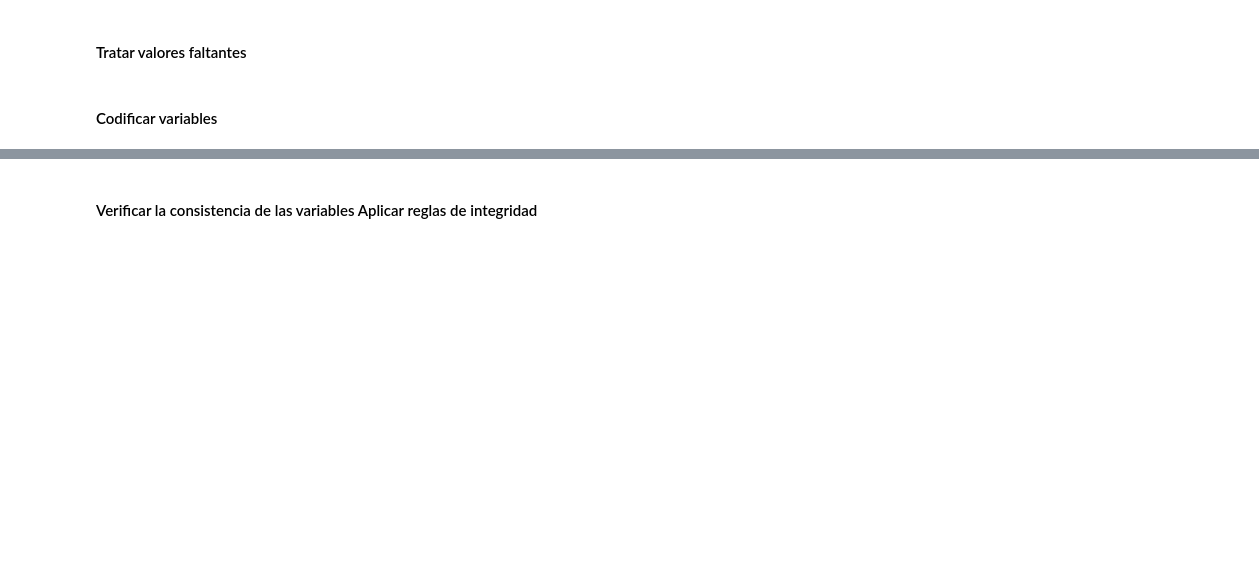
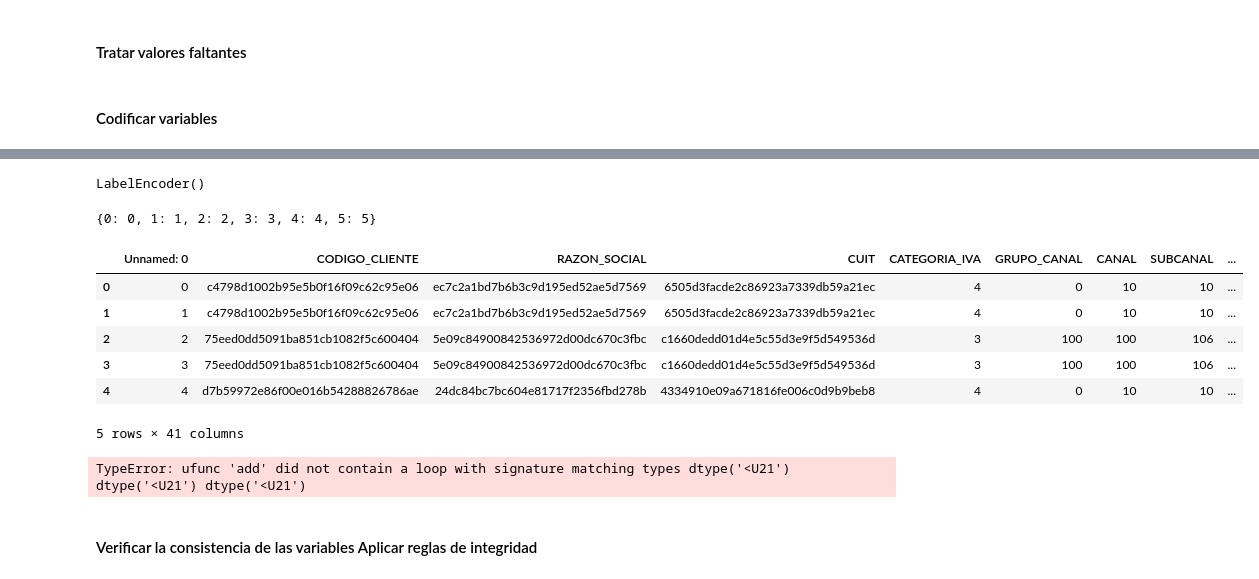
Before and after one commit to david-gonzalez/diplodatos, a Jupyter notebook: analisis_exploratorio_y_curacion_de_datos/Laboratorios/Limpieza De Datos/Laboratorio Limpieza de Datos.ipynb, the cells around one changed output, grey strips where cells are left out. Saved outputs shown, nothing was run; the diff lists cells and outputs as text; code cells hidden in the pictures; blank space fills up the shorter version.

```diff
--- a/analisis_exploratorio_y_curacion_de_datos/Laboratorios/Limpieza De Datos/Laboratorio Limpieza de Datos.ipynb
+++ b/analisis_exploratorio_y_curacion_de_datos/Laboratorios/Limpieza De Datos/Laboratorio Limpieza de Datos.ipynb
@@ -214,0 +226,53 @@ Los nombres de las columnas fueorn verificados al espeficar el typo de datos
+# %%
+from sklearn import preprocessing
+
+
+# Create a label (category) encoder object
+le_cat_iva = preprocessing.LabelEncoder()
+le_cat = preprocessing.LabelEncoder()
+le_cred_mon = preprocessing.LabelEncoder()
+le_soc_jur = preprocessing.LabelEncoder()
+le_estado = preprocessing.LabelEncoder()
+le_mot_estado = preprocessing.LabelEncoder()
+le_esq_com = preprocessing.LabelEncoder()
+le_fac_cod = preprocessing.LabelEncoder()
+le_uni_med = preprocessing.LabelEncoder()
+# %%
+# Fit the encoder to the pandas column
+le_cat_iva.fit(ventas_df["CATEGORIA_IVA"])
+le_cat.fit(ventas_df["CATEGORIA"])
+le_estado.fit(ventas_df["ESTADO"])
+le_fac_cod.fit(ventas_df["FACTURA_CODIGO"])
+le_uni_med.fit(ventas_df["UNIDAD_MEDIDA"])
+le_esq_com.fit(ventas_df["ESQUEMA_COMERCIAL"].astype(str))
+le_mot_estado.fit(ventas_df["MOTIVO_ESTADO"].astype(str))
+le_cred_mon.fit(ventas_df["CREDITO_MONEDA"].astype(str))
+le_soc_jur.fit(ventas_df["SOCIEDAD_JURIDICA"].astype(str))
+# %% [output]
+LabelEncoder()
+# %%
+# vemos un ejemplo de como queda codificado.
+dict(zip(le_cat_iva.classes_,le_cat_iva.transform(le_cat_iva.classes_)))
+# %% [output]
+{0: 0, 1: 1, 2: 2, 3: 3, 4: 4, 5: 5}
+# %%
+# Apply the fitted encoder to the pandas column
+ventas_df["CATEGORIA_IVA"] = le_cat_iva.transform(ventas_df["CATEGORIA_IVA"])
+ventas_df["CATEGORIA"] = le_cat.transform(ventas_df["CATEGORIA"])
+ventas_df["ESTADO"] = le_estado.transform(ventas_df["ESTADO"])
+ventas_df["FACTURA_CODIGO"] = le_fac_cod.transform(ventas_df["FACTURA_CODIGO"])
+ventas_df["UNIDAD_MEDIDA"] = le_uni_med.transform(ventas_df["UNIDAD_MEDIDA"])
+ventas_df["ESQUEMA_COMERCIAL"] = le_esq_com.transform(ventas_df["ESQUEMA_COMERCIAL"].astype(str))
+ventas_df["MOTIVO_ESTADO"] = le_mot_estado.transform(ventas_df["MOTIVO_ESTADO"].astype(str))
+ventas_df["CREDITO_MONEDA"] = le_cred_mon.transform(ventas_df["CREDITO_MONEDA"].astype(str))
+ventas_df["SOCIEDAD_JURIDICA"] = le_soc_jur.transform(ventas_df["SOCIEDAD_JURIDICA"].astype(str))
+# %%
+ventas_df.head()
+# %% [output]
+|  | Unnamed: 0 | CODIGO_CLIENTE | RAZON_SOCIAL | CUIT | CATEGORIA_IVA | GRUPO_CANAL | CANAL | SUBCANAL | ... |
+| 0 | 0 | c4798d1002b95e5b0f16f09c62c95e06 | ec7c2a1bd7b6b3c9d195ed52ae5d7569 | 6505d3facde2c86923a7339db59a21ec | 4 | 0 | 10 | 10 | ... |
+| 1 | 1 | c4798d1002b95e5b0f16f09c62c95e06 | ec7c2a1bd7b6b3c9d195ed52ae5d7569 | 6505d3facde2c86923a7339db59a21ec | 4 | 0 | 10 | 10 | ... |
+| 2 | 2 | 75eed0dd5091ba851cb1082f5c600404 | 5e09c84900842536972d00dc670c3fbc | c1660dedd01d4e5c55d3e9f5d549536d | 3 | 100 | 100 | 106 | ... |
+| 3 | 3 | 75eed0dd5091ba851cb1082f5c600404 | 5e09c84900842536972d00dc670c3fbc | c1660dedd01d4e5c55d3e9f5d549536d | 3 | 100 | 100 | 106 | ... |
+| 4 | 4 | d7b59972e86f00e016b54288826786ae | 24dc84bc7bc604e81717f2356fbd278b | 4334910e09a671816fe006c0d9b9beb8 | 4 | 0 | 10 | 10 | ... |
+5 rows × 41 columns
@@ -214,0 +285,4 @@ Los nombres de las columnas fueorn verificados al espeficar el typo de datos
+# %%
+pd.DataFrame(ventas_df, columns=(("CATEGORIA" + '_') + pd.Series(lb.classes_)))
+# %% [output]
+TypeError: ufunc 'add' did not contain a loop with signature matching types dtype('<U21') dtype('<U21') dtype('<U21')
```
Also changed, not shown: parts of 4 cells of this notebook.
